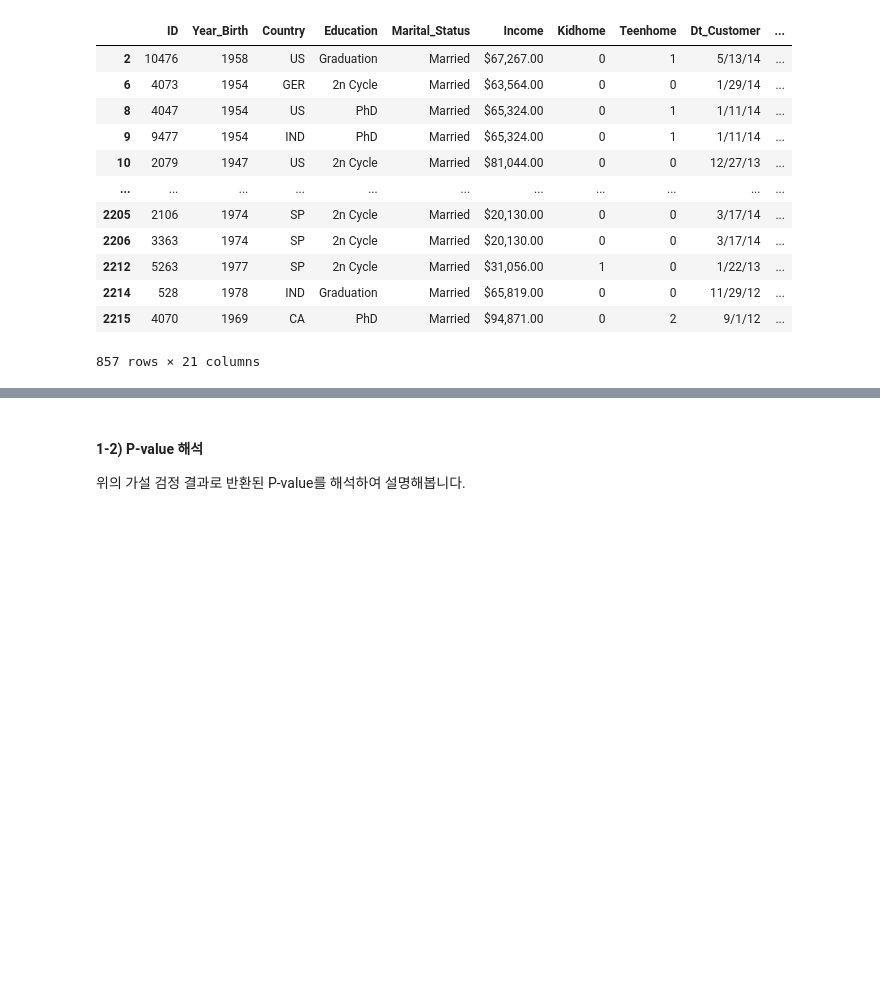
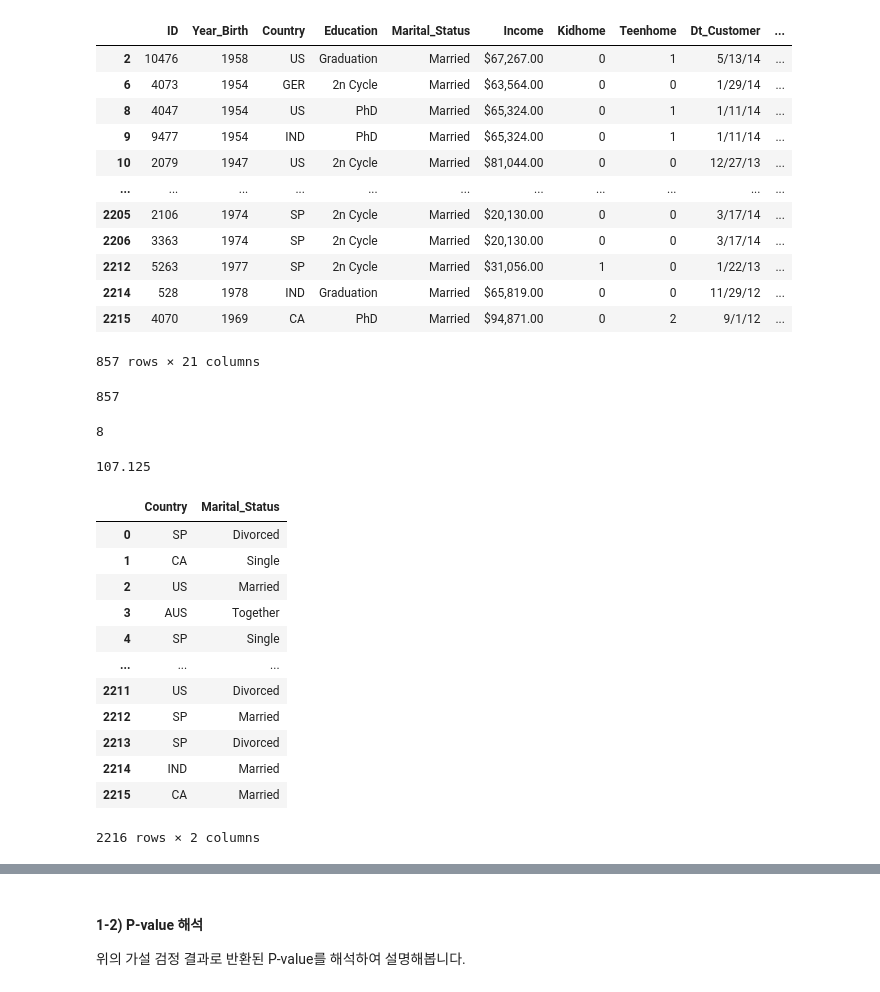
Before and after one commit to KYOH95/Database_Studies, a Jupyter notebook: ai_sc12x.ipynb, the cells around one changed output, grey strips where cells are left out. Saved outputs shown, nothing was run; the diff lists cells and outputs as text; code cells hidden in the pictures; blank space fills up the shorter version.

```diff
--- a/ai_sc12x.ipynb
+++ b/ai_sc12x.ipynb
@@ -198,3 +198,35 @@ df[condition]
 | 2214 | 528 | 1978 | IND | Graduation | Married | $65,819.00 | 0 | 0 | 11/29/12 | ... |
 | 2215 | 4070 | 1969 | CA | PhD | Married | $94,871.00 | 0 | 2 | 9/1/12 | ... |
 857 rows × 21 columns
+# %%
+df[condition].shape[0]
+# %% [output]
+857
+# %%
+df["Country"].nunique()
+# %% [output]
+8
+# %%
+#국적별 빈도가 균일하다고 가정하는 것을 기대 분포라고 합니다.
+#우리의 데이터에서 기대 분포를 만든 뒤, 이에 해당하는 빈도값을 소숫점 셋째 자리까지 구하시오.
+expected = (df[condition].shape[0]) / (df["Country"].nunique())
+expected
+# %% [output]
+107.125
+# %%
+df_clean = df[["Country","Marital_Status"]]
+df_clean
+# %% [output]
+|  | Country | Marital_Status |
+| 0 | SP | Divorced |
+| 1 | CA | Single |
+| 2 | US | Married |
+| 3 | AUS | Together |
+| 4 | SP | Single |
+| ... | ... | ... |
+| 2211 | US | Divorced |
+| 2212 | SP | Married |
+| 2213 | SP | Divorced |
+| 2214 | IND | Married |
+| 2215 | CA | Married |
+2216 rows × 2 columns
```
Also changed, not shown: parts of 11 cells of this notebook.
